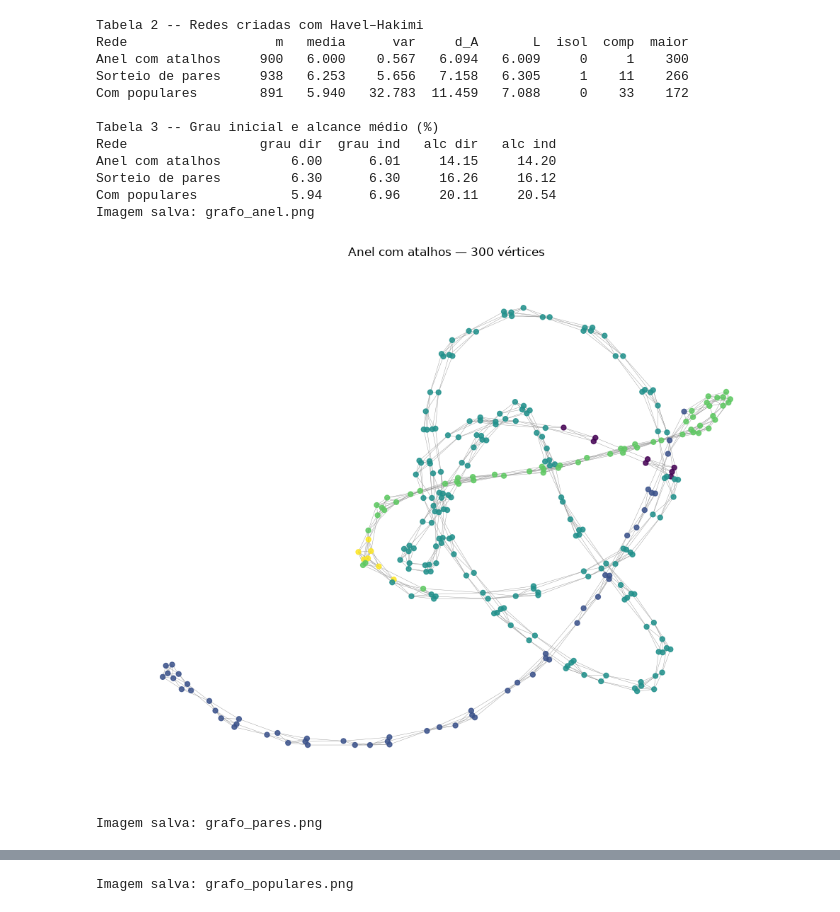
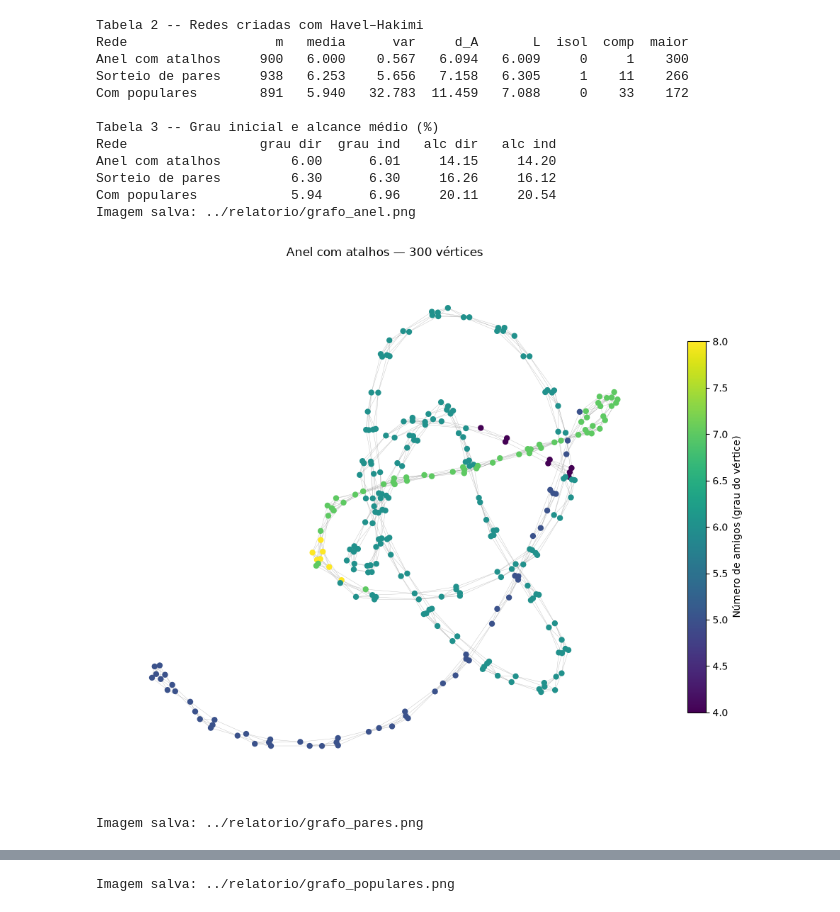
Before and after one commit to henriquelara21/mat-discreta, a Jupyter notebook: codigo/simulacao_paradoxo_amizade.ipynb, the cells around one changed output, grey strips where cells are left out. Cells and saved outputs as stored; diff of their text form; code cells hidden in the pictures.

Commit message:
Adiciona legenda aos grafos

```diff
--- a/codigo/simulacao_paradoxo_amizade.ipynb
+++ b/codigo/simulacao_paradoxo_amizade.ipynb
@@ -188,32 +188,49 @@ def experimento(G, escolher, rng):
 # ---------------------------------------------------------------
 # 4. Visualização dos grafos
 # ---------------------------------------------------------------
+
+
 def visualizar_grafo(G, titulo, arquivo):
-    """Exibe o grafo e salva uma imagem PNG para a apresentação."""
+    """Desenha o grafo com legenda de cores e salva em PNG."""
+
     fig, ax = plt.subplots(figsize=(10, 8))
+
     pos = nx.spring_layout(G, seed=SEMENTE)
     graus = [G.degree(u) for u in G.nodes()]
 
-    nx.draw_networkx(
-        G,
-        pos=pos,
-        ax=ax,
+    # Desenha as arestas
+    nx.draw_networkx_edges(
+        G, pos, ax=ax,
+        edge_color="gray",
+        width=0.3,
+        alpha=0.5
+    )
+
+    # Desenha os vértices com cores conforme seus graus
+    vertices = nx.draw_networkx_nodes(
+        G, pos, ax=ax,
         node_size=25,
         node_color=graus,
         cmap=plt.cm.viridis,
-        edge_color="gray",
-        width=0.3,
-        alpha=0.85,
-        with_labels=False,
+        vmin=min(graus),
+        vmax=max(graus)
     )
+
+    # Adiciona a barra de cores
+    barra = fig.colorbar(vertices, ax=ax, shrink=0.7, pad=0.03)
+    barra.set_label("Número de amigos (grau do vértice)")
 
     ax.set_title(f"{titulo} — {G.number_of_nodes()} vértices")
     ax.axis("off")
+
     fig.tight_layout()
-    fig.savefig(arquivo, dpi=200)
+    fig.savefig(arquivo, dpi=200, bbox_inches="tight")
+
     print(f"Imagem salva: {arquivo}")
+
     plt.show()
     plt.close(fig)
+
 
 
 # ---------------------------------------------------------------
@@ -232,37 +249,37 @@ def main():
 
     print("\nTabela 3 -- Grau inicial e alcance médio (%)")
     print(f"{'Rede':<19}{'grau dir':>10}{'grau ind':>10}{'alc dir':>10}{'alc ind':>10}")
     rng = random.Random(SEMENTE)
     for nome, G in redes.items():
         g_dir, a_dir = experimento(G, escolher_direto, rng)
         g_ind, a_ind = experimento(G, escolher_por_indicacao, rng)
         print(f"{nome:<19}{g_dir:>10.2f}{g_ind:>10.2f}"
               f"{a_dir:>10.2f}{a_ind:>10.2f}")
 
     # Os desenhos são gerados no final, sem interferir nos cálculos acima.
     arquivos = {
-        "Anel com atalhos": "grafo_anel.png",
-        "Sorteio de pares": "grafo_pares.png",
-        "Com populares": "grafo_populares.png",
-    }
+    "Anel com atalhos": "../relatorio/grafo_anel.png",
+    "Sorteio de pares": "../relatorio/grafo_pares.png",
+    "Com populares": "../relatorio/grafo_populares.png",
+}
     for nome, G in redes.items():
         visualizar_grafo(G, nome, arquivos[nome])
 
 
 if __name__ == "__main__":
     main()
 # %% [output]
 Tabela 2 -- Redes criadas com Havel–Hakimi
 Rede                   m   media      var     d_A       L  isol  comp  maior
 Anel com atalhos     900   6.000    0.567   6.094   6.009     0     1    300
 Sorteio de pares     938   6.253    5.656   7.158   6.305     1    11    266
 Com populares        891   5.940   32.783  11.459   7.088     0    33    172
 
 Tabela 3 -- Grau inicial e alcance médio (%)
 Rede                 grau dir  grau ind   alc dir   alc ind
 Anel com atalhos         6.00      6.01     14.15     14.20
 Sorteio de pares         6.30      6.30     16.26     16.12
 Com populares            5.94      6.96     20.11     20.54
-Imagem salva: grafo_anel.png
+Imagem salva: ../relatorio/grafo_anel.png
-[figure, old version]
+[figure, new version]
-Imagem salva: grafo_pares.png
+Imagem salva: ../relatorio/grafo_pares.png
@@ -270 +287 @@ Imagem salva: grafo_pares.png
-Imagem salva: grafo_populares.png
+Imagem salva: ../relatorio/grafo_populares.png
```
Also changed, not shown: parts of 1 cell of this notebook, 4 other files.
